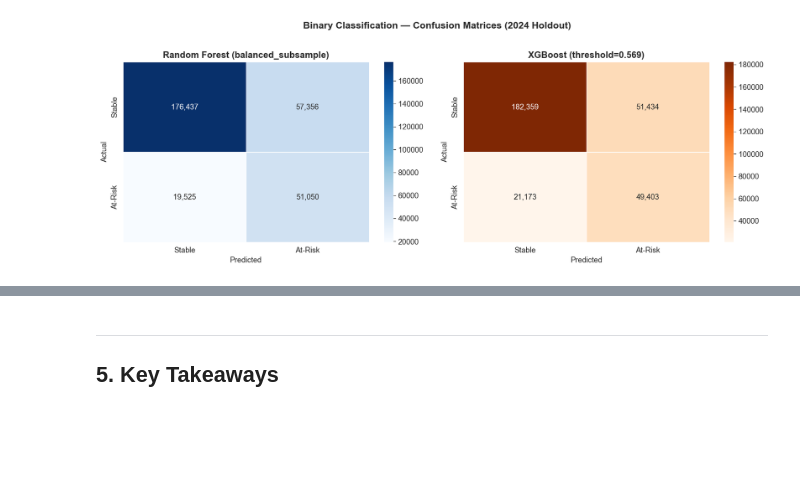
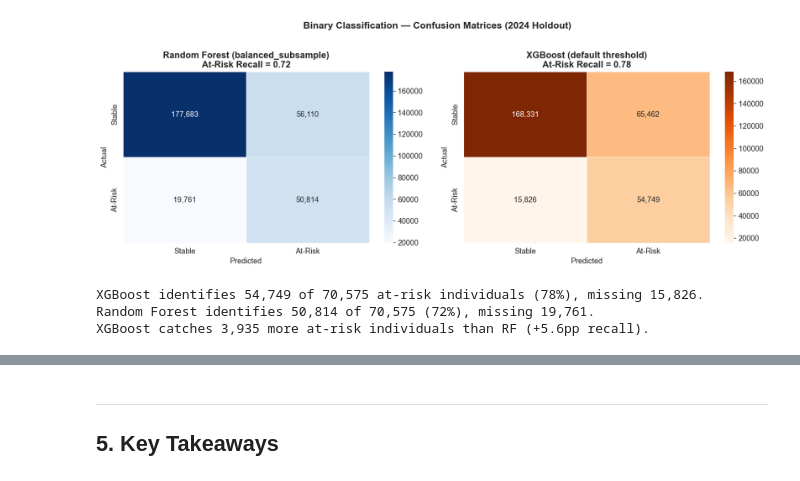
Before and after one commit to ingridalt/DSC-288R-CAPSTONE, a Jupyter notebook: 4_Models/4d_Model_Comparison_Summary.ipynb, the cells around one changed output, grey strips where cells are left out. Drawn from its saved outputs; the diff is of its cells as text; code cells hidden in the pictures; blank space fills up the shorter version.

```diff
--- a/4_Models/4d_Model_Comparison_Summary.ipynb
+++ b/4_Models/4d_Model_Comparison_Summary.ipynb
@@ -69,40 +95,49 @@ Binary Classification: Stable (0) vs At-Risk (1)
 # %%
 # ── Binary Confusion Matrices ──
 binary_labels = ['Stable', 'At-Risk']
 
 # Random Forest (balanced_subsample, engineered features)
+# Recall(Stable)=0.76 → TP=177683, Recall(At-Risk)=0.72 → TP=50814
 cm_rf_bin = np.array([
-    [176437, 57356],
-    [ 19525, 51050]
+    [177683, 56110],
+    [ 19761, 50814]
 ])
 
-# XGBoost (optimized threshold = 0.569)
-# Derived from classification report: Stable recall=0.78 of 233793 → TP≈182359
-# At-Risk recall=0.70 of 70575 → TP≈49403
+# XGBoost (default threshold = 0.5)
+# Recall(Stable)=0.72 → TP=168331, Recall(At-Risk)=0.78 → TP=54749
 cm_xgb_bin = np.array([
-    [182359, 51434],
-    [ 21173, 49403]
+    [168331, 65462],
+    [ 15826, 54749]
 ])
 
 fig, axes = plt.subplots(1, 2, figsize=(14, 5))
 
 for ax, cm, title, cmap in zip(
     axes,
     [cm_rf_bin, cm_xgb_bin],
-    ['Random Forest (balanced_subsample)', 'XGBoost (threshold=0.569)'],
+    ['Random Forest (balanced_subsample)\nAt-Risk Recall = 0.72',
+     'XGBoost (default threshold)\nAt-Risk Recall = 0.78'],
     ['Blues', 'Oranges']
 ):
     sns.heatmap(cm, annot=True, fmt=',d', cmap=cmap, ax=ax,
                 xticklabels=binary_labels, yticklabels=binary_labels,
                 linewidths=0.5, linecolor='white')
     ax.set_xlabel('Predicted')
     ax.set_ylabel('Actual')
     ax.set_title(title, fontweight='bold')
 
 plt.suptitle('Binary Classification — Confusion Matrices (2024 Holdout)',
              fontsize=14, fontweight='bold', y=1.02)
 plt.tight_layout()
 plt.show()
+
+# Interpretation
+print('XGBoost identifies 54,749 of 70,575 at-risk individuals (78%), missing 15,826.')
+print('Random Forest identifies 50,814 of 70,575 (72%), missing 19,761.')
+print(f'XGBoost catches {54749-50814:,} more at-risk individuals than RF (+{(54749-50814)/70575*100:.1f}pp recall).')
 # %% [output]
-[figure, old version]
+[figure, new version]
+XGBoost identifies 54,749 of 70,575 at-risk individuals (78%), missing 15,826.
+Random Forest identifies 50,814 of 70,575 (72%), missing 19,761.
+XGBoost catches 3,935 more at-risk individuals than RF (+5.6pp recall).
 # %%
```
Also changed, not shown: parts of 16 cells of this notebook, 33 other files.
